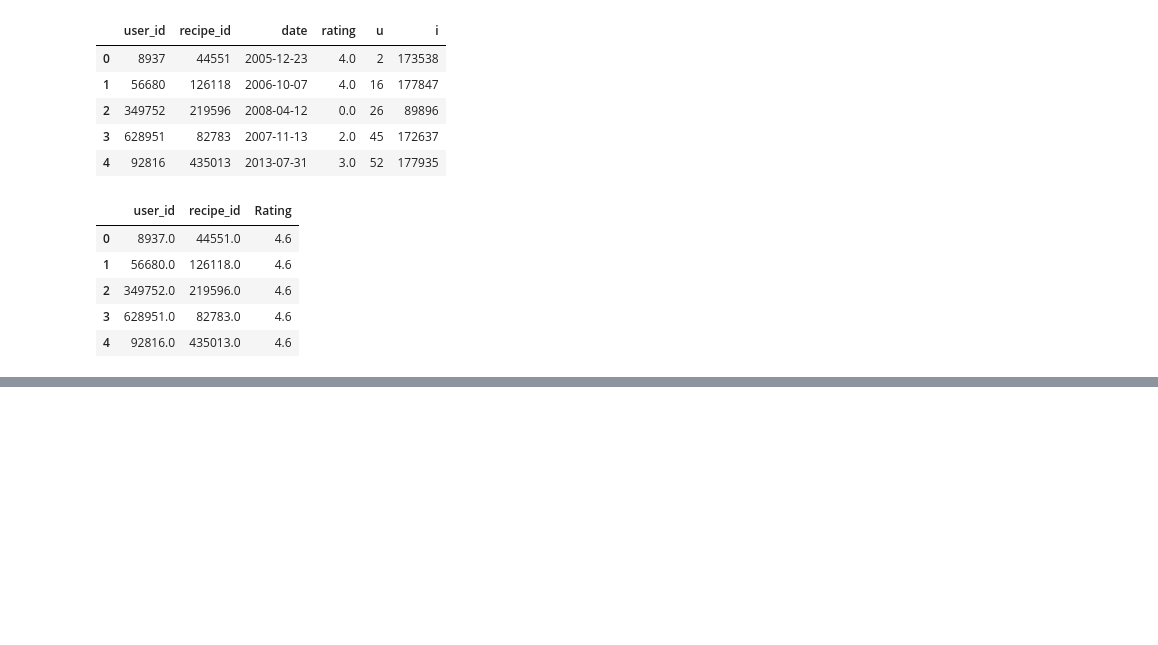
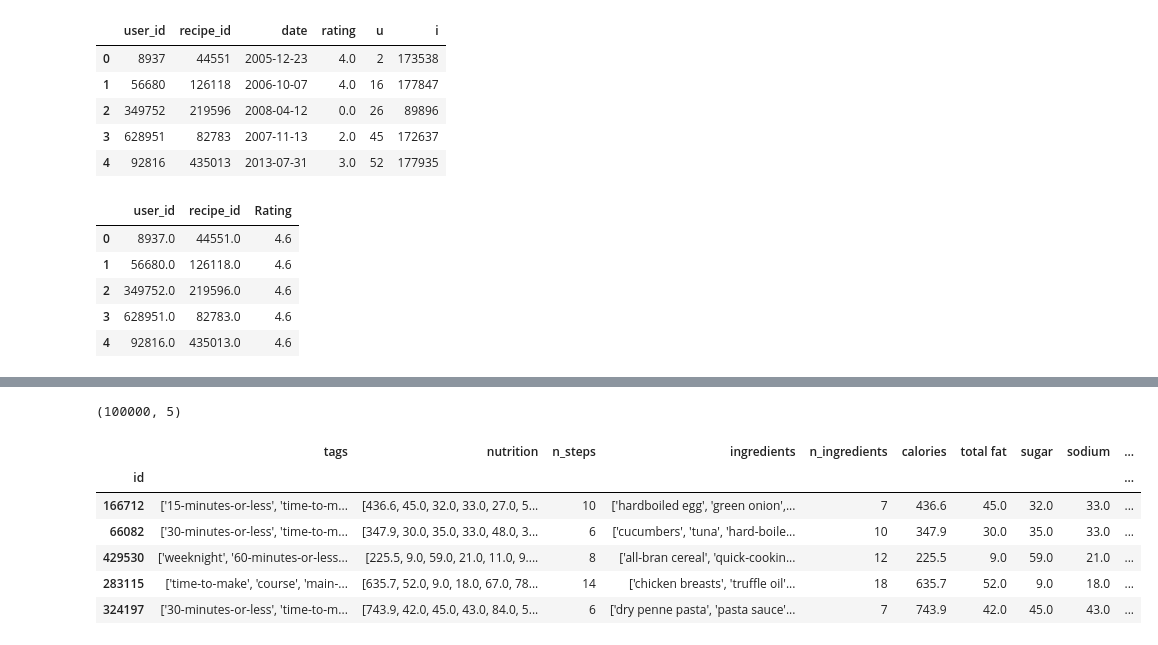
Before and after one commit to Adarsh3thy/RecipeRecommender, a Jupyter notebook: recipe_MF.ipynb, the cells around one changed output, grey strips where cells are left out. Saved outputs shown, nothing was run; the diff lists cells and outputs as text; code cells hidden in the pictures; blank space fills up the shorter version.

```diff
--- a/recipe_MF.ipynb
+++ b/recipe_MF.ipynb
@@ -163,0 +186,3 @@ df_submission.to_csv("predictions.csv", index=False)
+# %%
+raw_recipes  = pd.read_csv('RAW_recipes.csv',index_col=1)# read csv into ratings_df dataframe
+raw_recipes.head()
@@ -163,0 +197,3 @@ df_submission.to_csv("predictions.csv", index=False)
+# %%
+raw_recipes = raw_recipes.sample(100000)
+raw_recipes.shape
@@ -163,0 +202,3 @@ df_submission.to_csv("predictions.csv", index=False)
+# %%
+raw_recipes = raw_recipes.drop(columns=['name','minutes', 'contributor_id', 'submitted','steps','description'])
+raw_recipes.head()
@@ -163,0 +213,19 @@ df_submission.to_csv("predictions.csv", index=False)
+# %%
+raw_recipes.shape
+# %% [output]
+(100000, 5)
+# %%
+raw_recipes[['calories','total fat','sugar','sodium','protein','saturated fat','carbohydrates']] = raw_recipes.nutrition.str.split(",",expand=True)
+raw_recipes['calories'] = raw_recipes['calories'].apply(lambda x: x.replace("[" ,""))
+raw_recipes['carbohydrates'] = raw_recipes['carbohydrates'].apply(lambda x: x.replace("]" ,""))
+raw_recipes[['calories','total fat','sugar','sodium','protein','saturated fat','carbohydrates']] =  raw_recipes[['calories','total fat','sugar','sodium','protein','saturated fat','carbohydrates']].astype(float)
+# %%
+raw_recipes.head()
+# %% [output]
+|  | tags | nutrition | n_steps | ingredients | n_ingredients | calories | total fat | sugar | sodium | ... |
+| id |  |  |  |  |  |  |  |  |  | ... |
+| 166712 | ['15-minutes-or-less', 'time-to-m... | [436.6, 45.0, 32.0, 33.0, 27.0, 5... | 10 | ['hardboiled egg', 'green onion',... | 7 | 436.6 | 45.0 | 32.0 | 33.0 | ... |
+| 66082 | ['30-minutes-or-less', 'time-to-m... | [347.9, 30.0, 35.0, 33.0, 48.0, 3... | 6 | ['cucumbers', 'tuna', 'hard-boile... | 10 | 347.9 | 30.0 | 35.0 | 33.0 | ... |
+| 429530 | ['weeknight', '60-minutes-or-less... | [225.5, 9.0, 59.0, 21.0, 11.0, 9.... | 8 | ['all-bran cereal', 'quick-cookin... | 12 | 225.5 | 9.0 | 59.0 | 21.0 | ... |
+| 283115 | ['time-to-make', 'course', 'main-... | [635.7, 52.0, 9.0, 18.0, 67.0, 78... | 14 | ['chicken breasts', 'truffle oil'... | 18 | 635.7 | 52.0 | 9.0 | 18.0 | ... |
+| 324197 | ['30-minutes-or-less', 'time-to-m... | [743.9, 42.0, 45.0, 43.0, 84.0, 5... | 6 | ['dry penne pasta', 'pasta sauce'... | 7 | 743.9 | 42.0 | 45.0 | 43.0 | ... |
```
Also changed, not shown: parts of 20 cells of this notebook.
